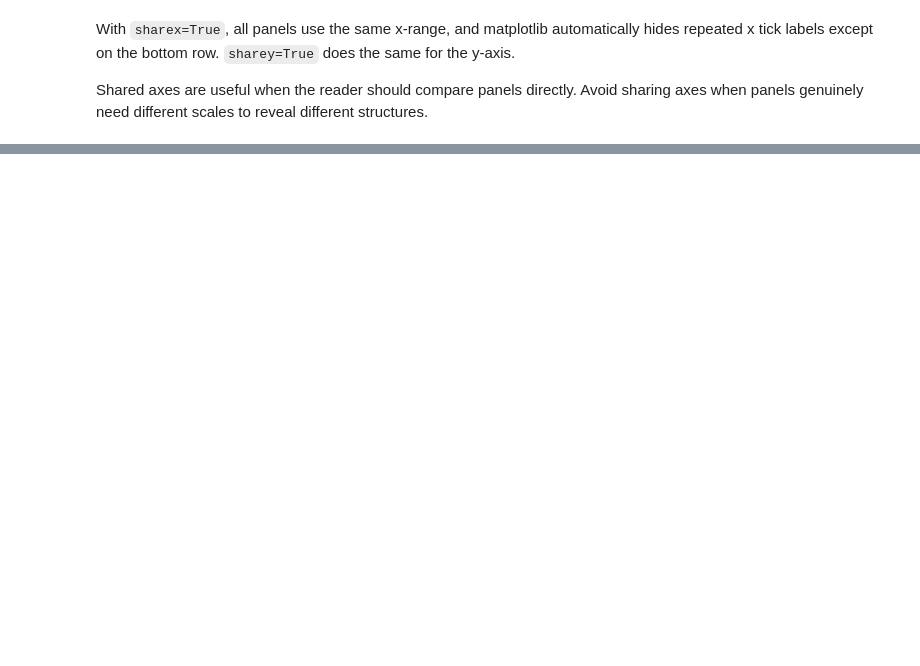
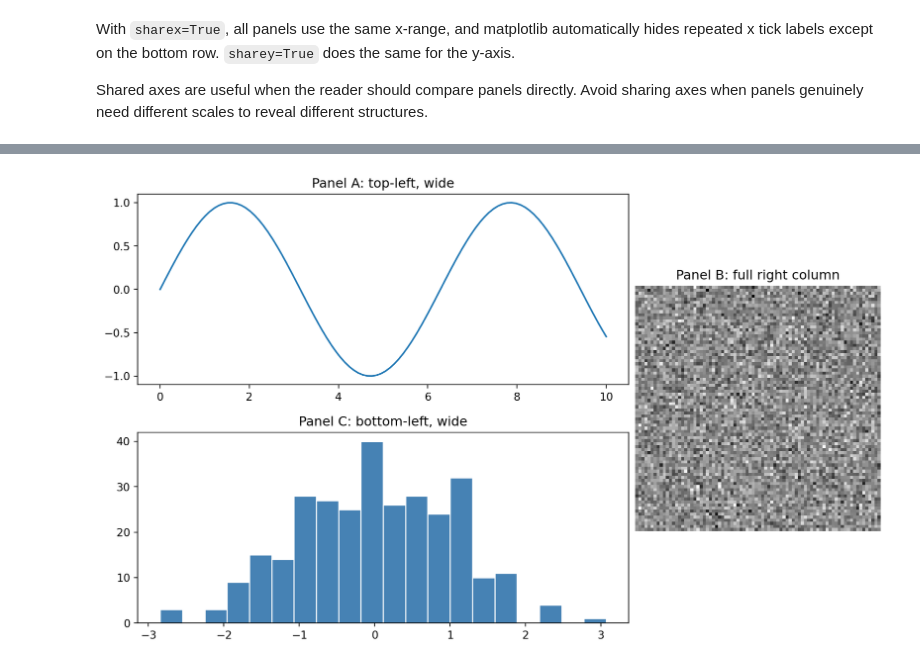
Before and after one commit to Lightbridge-KS/py-plot-notes, a Jupyter notebook: contents/matplotlib/m6-multi-panel-figures.ipynb, the cells around one changed output, grey strips where cells are left out. Saved outputs shown, nothing was run; the diff lists cells and outputs as text; code cells hidden in the pictures; blank space fills up the shorter version.

Commit message:
feat(book): complete matplotlib multi-panel figures notebook

```diff
--- a/contents/matplotlib/m6-multi-panel-figures.ipynb
+++ b/contents/matplotlib/m6-multi-panel-figures.ipynb
@@ -180,0 +197,26 @@ Shared axes are useful when the reader should compare panels directly. Avoid sha
+# %%
+image_data = rng.normal(0, 1, size=(80, 80))
+values = rng.normal(size=300)
+
+fig, axd = plt.subplot_mosaic(
+    """
+    AAB
+    CCB
+    """,
+    figsize=(10, 6),
+    layout="constrained",
+)
+
+axd["A"].plot(x, np.sin(x))
+axd["A"].set_title("Panel A: top-left, wide")
+
+axd["B"].imshow(image_data, cmap="gray")
+axd["B"].set_title("Panel B: full right column")
+axd["B"].axis("off")
+
+axd["C"].hist(values, bins=20, color="steelblue", edgecolor="white")
+axd["C"].set_title("Panel C: bottom-left, wide")
+
+plt.show()
+# %% [output]
+[figure, added]
```
Also changed, not shown: parts of 25 cells of this notebook, 9 other files.
